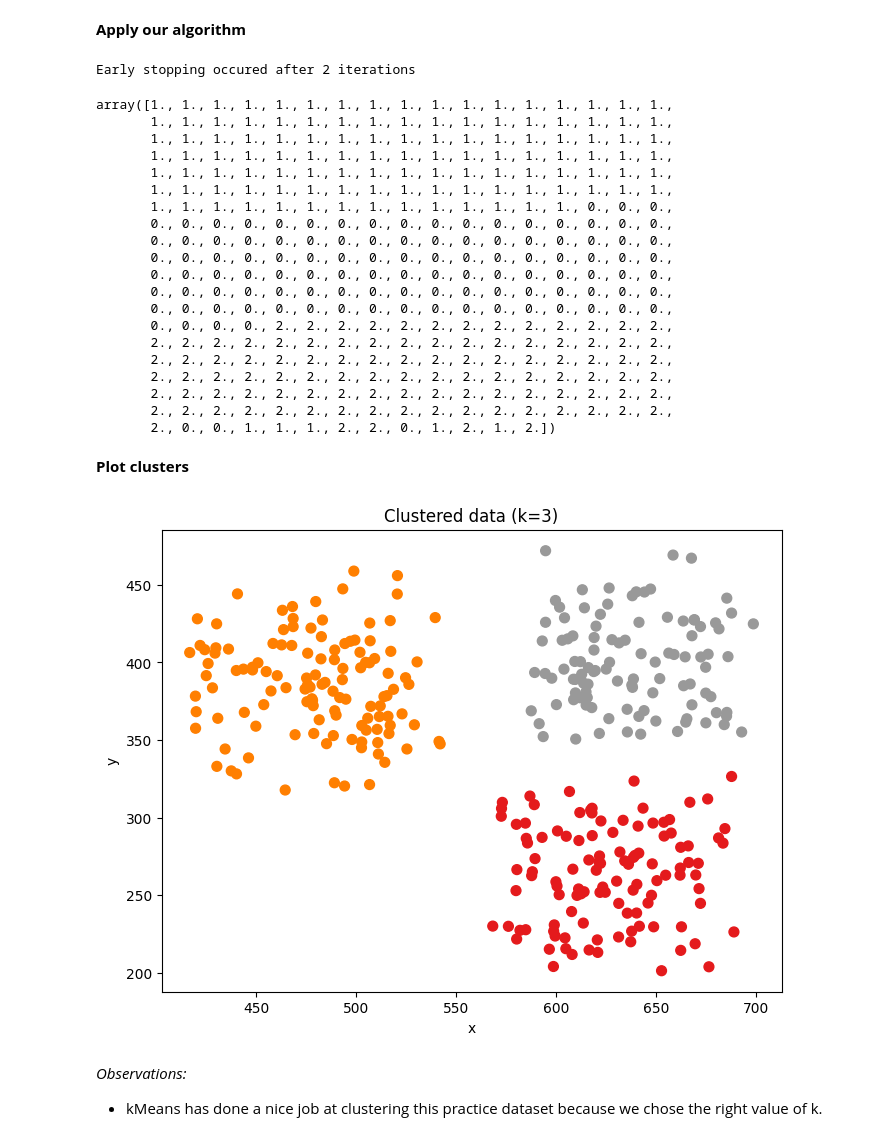
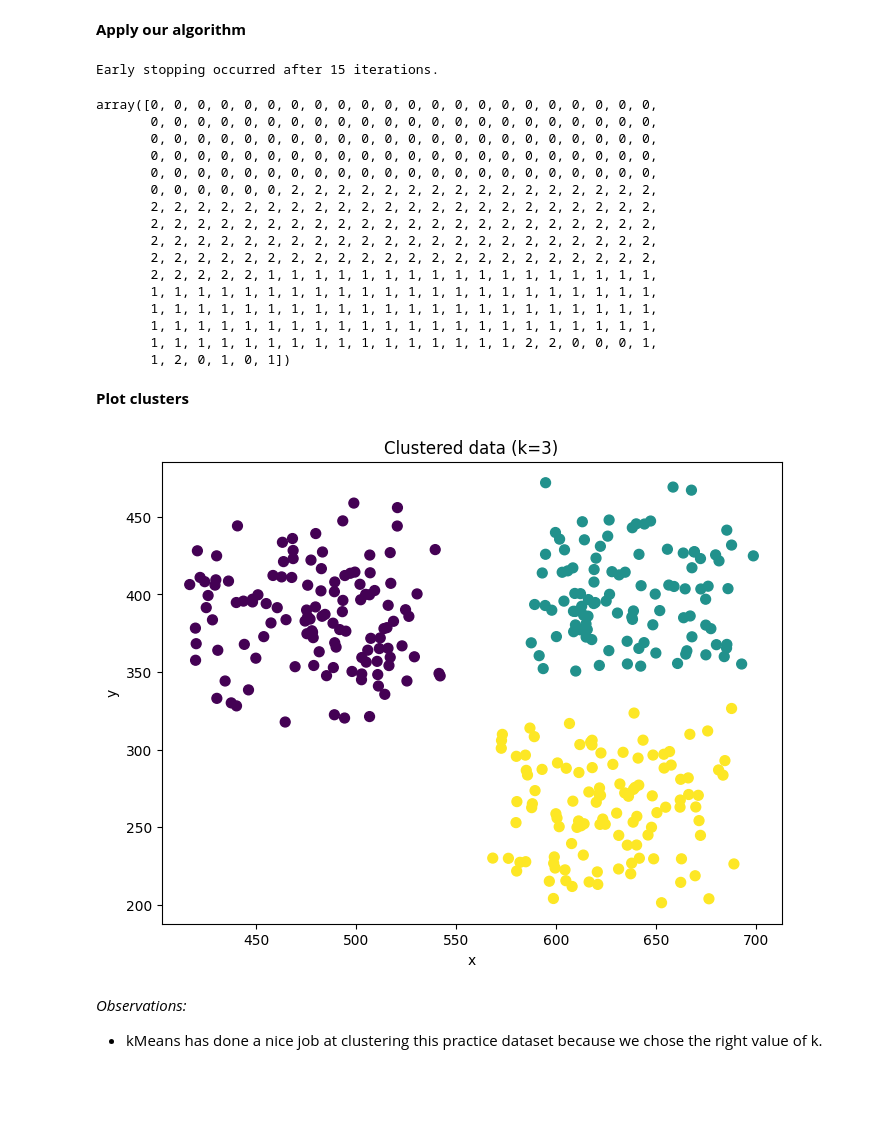
Before and after one commit to ali2yman/Machine_Learning, a Jupyter notebook: Unsupervised-ML/001 - k-means-from-scratch.ipynb, the cells around one changed output. Saved outputs shown, nothing was run; the diff lists cells and outputs as text; code cells hidden in the pictures; blank space fills up the shorter version.

Commit message:
adding k-means Algo on a small Dataset

```diff
--- a/Unsupervised-ML/k-means-from-scratch.ipynb
+++ b/Unsupervised-ML/001 - k-means-from-scratch.ipynb
@@ -34,7 +34,7 @@ I will apply the k-Means algorithm to a **small dataset**.
 **Load data**
 # %%
 # Load data
-df = pd.read_csv('data.csv')
+df = pd.read_csv('data_k-mean.csv')
 df.drop('color', axis=1, inplace=True)
 
 # Preview data
@@ -181,44 +181,40 @@ class KMeans:
 **Apply our algorithm**
 # %%
 # Apply our k-Means algorithm
-model = kMeans(k=3, max_iter=30)
-model.fit(data.values)
+model = KMeans(k=3, max_iter=30)
+model.fit(df.values)
 preds = model.predict(df.values)
 preds
 # %% [output]
-Early stopping occured after 2 iterations
+Early stopping occurred after 15 iterations.
-array([1., 1., 1., 1., 1., 1., 1., 1., 1., 1., 1., 1., 1., 1., 1., 1., 1.,
-       1., 1., 1., 1., 1., 1., 1., 1., 1., 1., 1., 1., 1., 1., 1., 1., 1.,
-       1., 1., 1., 1., 1., 1., 1., 1., 1., 1., 1., 1., 1., 1., 1., 1., 1.,
-       1., 1., 1., 1., 1., 1., 1., 1., 1., 1., 1., 1., 1., 1., 1., 1., 1.,
-       1., 1., 1., 1., 1., 1., 1., 1., 1., 1., 1., 1., 1., 1., 1., 1., 1.,
-       1., 1., 1., 1., 1., 1., 1., 1., 1., 1., 1., 1., 1., 1., 1., 1., 1.,
-       1., 1., 1., 1., 1., 1., 1., 1., 1., 1., 1., 1., 1., 1., 0., 0., 0.,
-       0., 0., 0., 0., 0., 0., 0., 0., 0., 0., 0., 0., 0., 0., 0., 0., 0.,
-       0., 0., 0., 0., 0., 0., 0., 0., 0., 0., 0., 0., 0., 0., 0., 0., 0.,
-       0., 0., 0., 0., 0., 0., 0., 0., 0., 0., 0., 0., 0., 0., 0., 0., 0.,
-       0., 0., 0., 0., 0., 0., 0., 0., 0., 0., 0., 0., 0., 0., 0., 0., 0.,
-       0., 0., 0., 0., 0., 0., 0., 0., 0., 0., 0., 0., 0., 0., 0., 0., 0.,
-       0., 0., 0., 0., 0., 0., 0., 0., 0., 0., 0., 0., 0., 0., 0., 0., 0.,
-       0., 0., 0., 0., 2., 2., 2., 2., 2., 2., 2., 2., 2., 2., 2., 2., 2.,
-       2., 2., 2., 2., 2., 2., 2., 2., 2., 2., 2., 2., 2., 2., 2., 2., 2.,
-       2., 2., 2., 2., 2., 2., 2., 2., 2., 2., 2., 2., 2., 2., 2., 2., 2.,
-       2., 2., 2., 2., 2., 2., 2., 2., 2., 2., 2., 2., 2., 2., 2., 2., 2.,
-       2., 2., 2., 2., 2., 2., 2., 2., 2., 2., 2., 2., 2., 2., 2., 2., 2.,
-       2., 2., 2., 2., 2., 2., 2., 2., 2., 2., 2., 2., 2., 2., 2., 2., 2.,
-       2., 0., 0., 1., 1., 1., 2., 2., 0., 1., 2., 1., 2.])
+array([0, 0, 0, 0, 0, 0, 0, 0, 0, 0, 0, 0, 0, 0, 0, 0, 0, 0, 0, 0, 0, 0,
+       0, 0, 0, 0, 0, 0, 0, 0, 0, 0, 0, 0, 0, 0, 0, 0, 0, 0, 0, 0, 0, 0,
+       0, 0, 0, 0, 0, 0, 0, 0, 0, 0, 0, 0, 0, 0, 0, 0, 0, 0, 0, 0, 0, 0,
+       0, 0, 0, 0, 0, 0, 0, 0, 0, 0, 0, 0, 0, 0, 0, 0, 0, 0, 0, 0, 0, 0,
+       0, 0, 0, 0, 0, 0, 0, 0, 0, 0, 0, 0, 0, 0, 0, 0, 0, 0, 0, 0, 0, 0,
+       0, 0, 0, 0, 0, 0, 2, 2, 2, 2, 2, 2, 2, 2, 2, 2, 2, 2, 2, 2, 2, 2,
+       2, 2, 2, 2, 2, 2, 2, 2, 2, 2, 2, 2, 2, 2, 2, 2, 2, 2, 2, 2, 2, 2,
+       2, 2, 2, 2, 2, 2, 2, 2, 2, 2, 2, 2, 2, 2, 2, 2, 2, 2, 2, 2, 2, 2,
+       2, 2, 2, 2, 2, 2, 2, 2, 2, 2, 2, 2, 2, 2, 2, 2, 2, 2, 2, 2, 2, 2,
+       2, 2, 2, 2, 2, 2, 2, 2, 2, 2, 2, 2, 2, 2, 2, 2, 2, 2, 2, 2, 2, 2,
+       2, 2, 2, 2, 2, 1, 1, 1, 1, 1, 1, 1, 1, 1, 1, 1, 1, 1, 1, 1, 1, 1,
+       1, 1, 1, 1, 1, 1, 1, 1, 1, 1, 1, 1, 1, 1, 1, 1, 1, 1, 1, 1, 1, 1,
+       1, 1, 1, 1, 1, 1, 1, 1, 1, 1, 1, 1, 1, 1, 1, 1, 1, 1, 1, 1, 1, 1,
+       1, 1, 1, 1, 1, 1, 1, 1, 1, 1, 1, 1, 1, 1, 1, 1, 1, 1, 1, 1, 1, 1,
+       1, 1, 1, 1, 1, 1, 1, 1, 1, 1, 1, 1, 1, 1, 1, 1, 2, 2, 0, 0, 0, 1,
+       1, 2, 0, 1, 0, 1])
 # %% [markdown]
 **Plot clusters**
 # %%
 # Plot clusters
 plt.figure(figsize=(8,6))
-plt.scatter(x=data['x'], y=data['y'], c=preds, cmap='Set1', s=50)
+plt.scatter(x=df['x'], y=df['y'], c=preds, s=50)
 plt.xlabel('x')
 plt.ylabel('y')
 plt.title('Clustered data (k=3)')
 plt.show()
 # %% [output]
-[figure, old version]
+[figure, new version]
 # %% [markdown]
 *Observations:*
 
```
Also changed, not shown: parts of 5 cells of this notebook, 11 other files.
